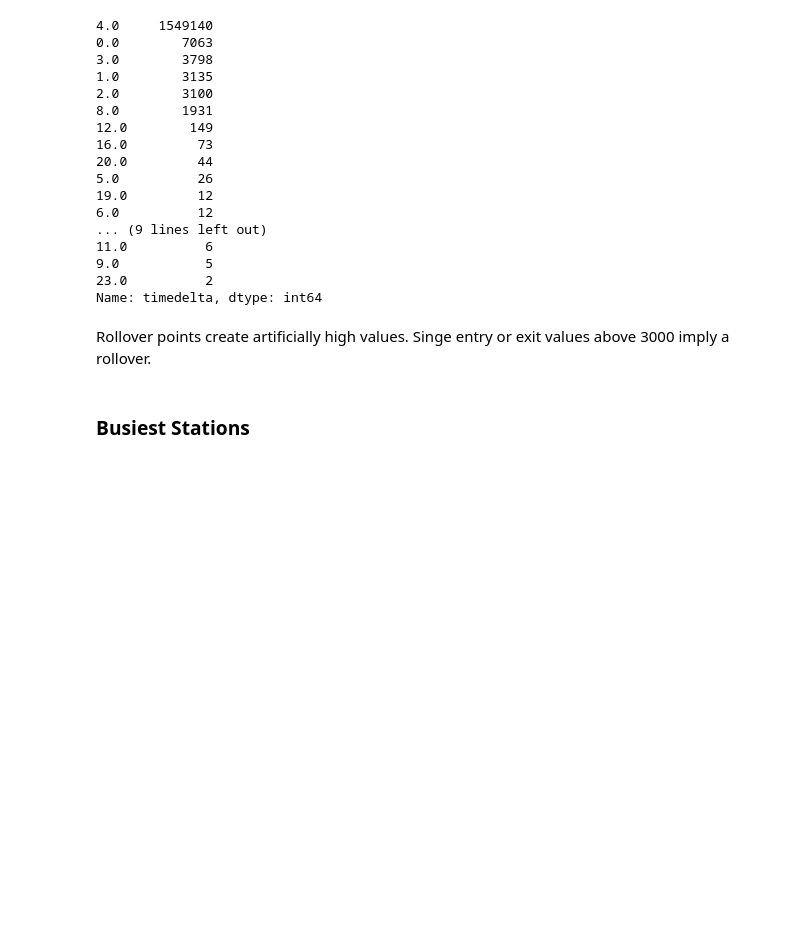
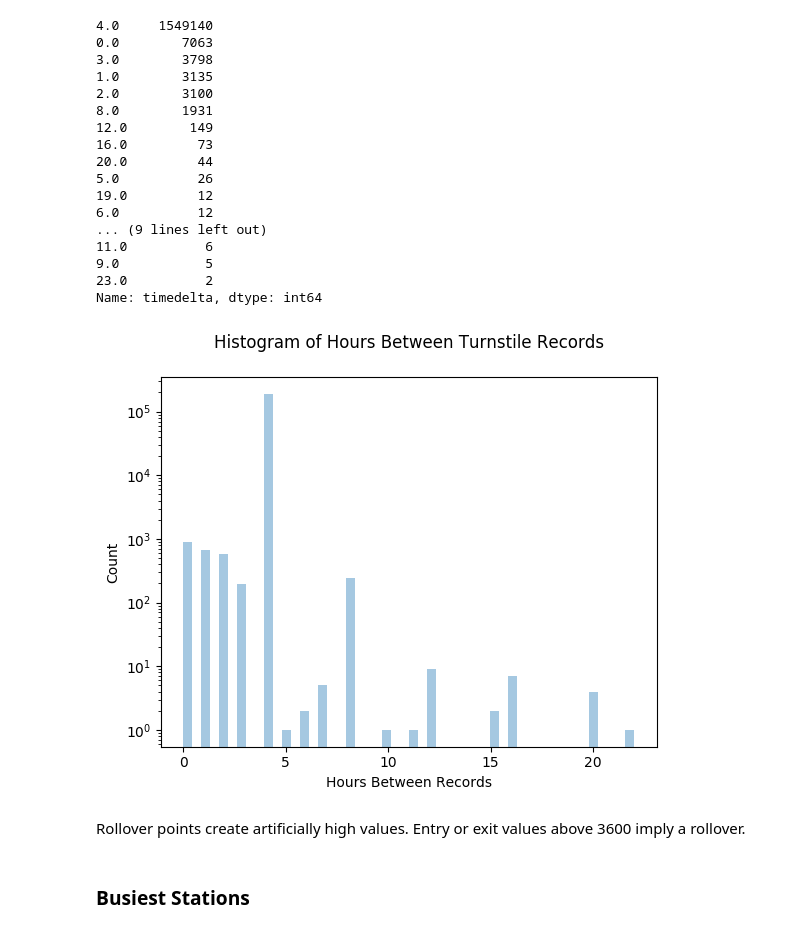
Before and after one commit to samfunk/metis-one-Benson, a Jupyter notebook: jupyter-notebooks/MTA-exploratory-data-analysis.ipynb, the cells around one changed output. Drawn from its saved outputs; the diff is of its cells as text; code cells hidden in the pictures; blank space fills up the shorter version.

```diff
--- a/jupyter-notebooks/MTA-exploratory-data-analysis.ipynb
+++ b/jupyter-notebooks/MTA-exploratory-data-analysis.ipynb
@@ -183,9 +183,19 @@ df['timedelta'].value_counts()
 9.0           5
 23.0          2
 Name: timedelta, dtype: int64
+# %%
+g = sns.distplot(df['timedelta'].dropna(), kde=False)
+g.set_yscale('log')
+g.set_xlabel('Hours Between Records')
+g.set_ylabel('Count')
+g.set_title('Histogram of Hours Between Turnstile Records\n')
+
+plt.savefig('TimeStamp Hist.png')
+# %% [output]
+[figure, added]
 # %%
 # When the timedelta is near zero, calculating people per hour yields infinity.
 df = df.loc[(df['timedelta'] > 0) & (df['timedelta'] <= 4)]
 # %% [markdown]
-Rollover points create artificially high values. Singe entry or exit values above 3000 imply a rollover.
+Rollover points create artificially high values. Entry or exit values above 3600 imply a rollover.
 # %%
```
Also changed, not shown: parts of 2 cells of this notebook, 1 other file.
